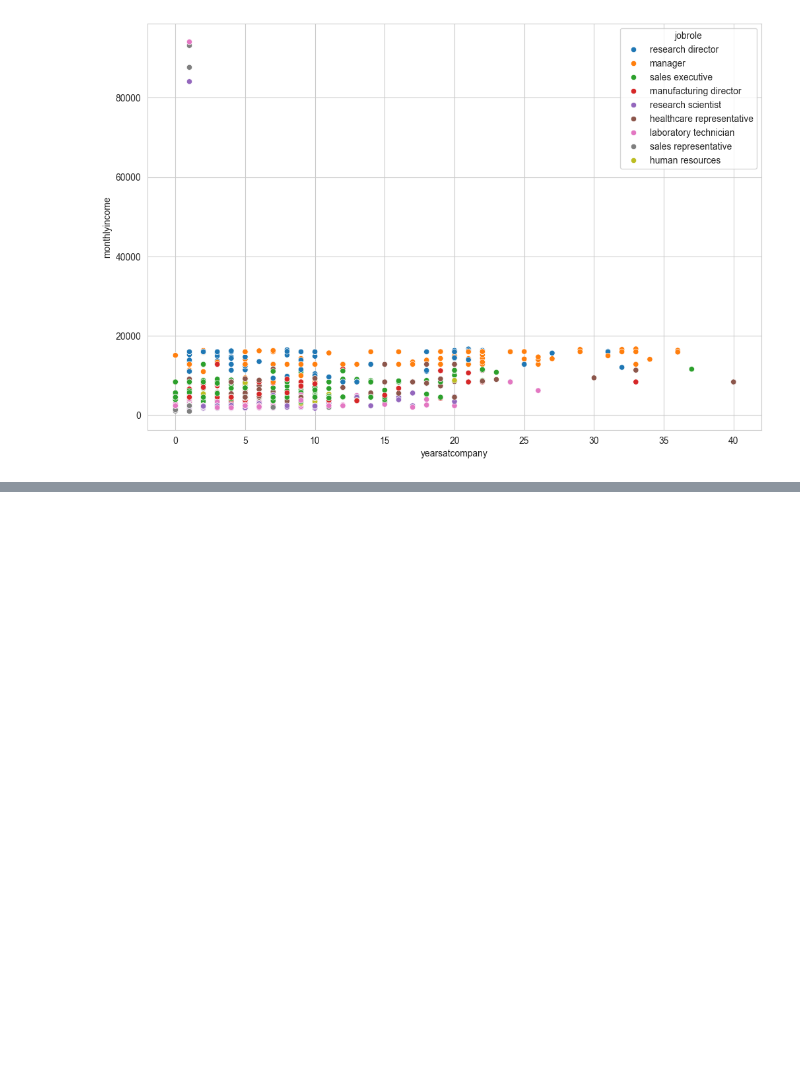
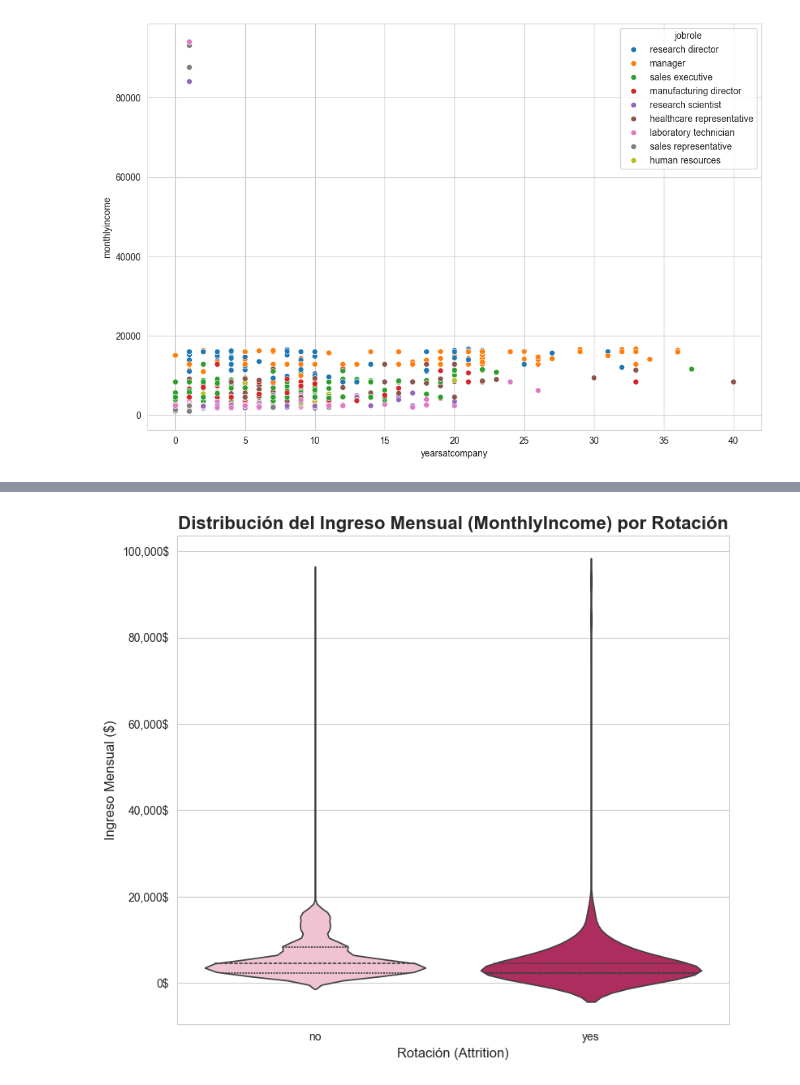
Before and after one commit to omniaunusest/VIZ-analytics-4-employee-data-talent-insights, a Jupyter notebook: visualizaciones.ipynb, the cells around one changed output, grey strips where cells are left out. Cells and saved outputs as stored; diff of their text form; code cells hidden in the pictures; blank space fills up the shorter version.

```diff
--- a/visualizaciones.ipynb
+++ b/visualizaciones.ipynb
@@ -326,0 +383,41 @@ df[df['monthlyincome'] > 20000]
+# %%
+PALETA_INGRESO = {
+    'yes': '#C2185B',  # Rosa Oscuro: Rotación (Riesgo)
+    'no': '#F8BBD0'    # Rosa Claro: Permanencia (Seguridad)
+}
+
+# 2. Configuración del estilo
+sns.set_style("whitegrid")
+plt.figure(figsize=(8, 7))
+
+# 3. Creación del Violinplot
+sns.violinplot(
+    x='attrition',
+    y='monthlyincome',
+    data=df,
+    hue='attrition',
+    palette=PALETA_INGRESO,
+    legend=False,
+    inner='quartile'
+)
+
+# 4. Personalización y formato
+plt.title('Distribución del Ingreso Mensual (MonthlyIncome) por Rotación', fontsize=16, weight='bold')
+plt.xlabel('Rotación (Attrition)', fontsize=12)
+plt.ylabel('Ingreso Mensual ($)', fontsize=12)
+
+# 5. Formato del Eje Y Explicado y Corregido:
+# plt.gca() = "Get Current Axes" (obtener el área de la gráfica actual)
+# .yaxis = Selecciona el eje vertical
+# .set_major_formatter() = Asigna la regla de formato
+# ticker.StrMethodFormatter('{x:,.0f}$'):
+#   - {x: = El valor de la etiqueta del eje
+#   - , = Añade una coma como separador de miles
+#   - .0f = No muestra decimales
+#   - $ = Añade el símbolo de dólar al final
+plt.gca().yaxis.set_major_formatter(ticker.StrMethodFormatter('{x:,.0f}$'))
+
+plt.tight_layout()
+plt.show()
+# %% [output]
+[figure, added]
```
Also changed, not shown: parts of 9 cells of this notebook.
